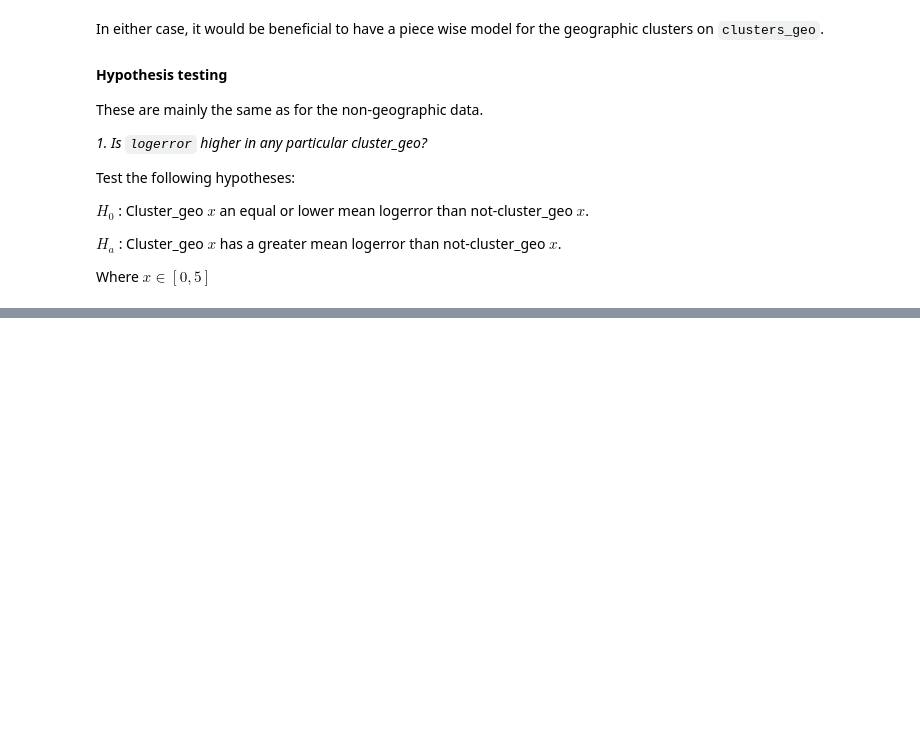
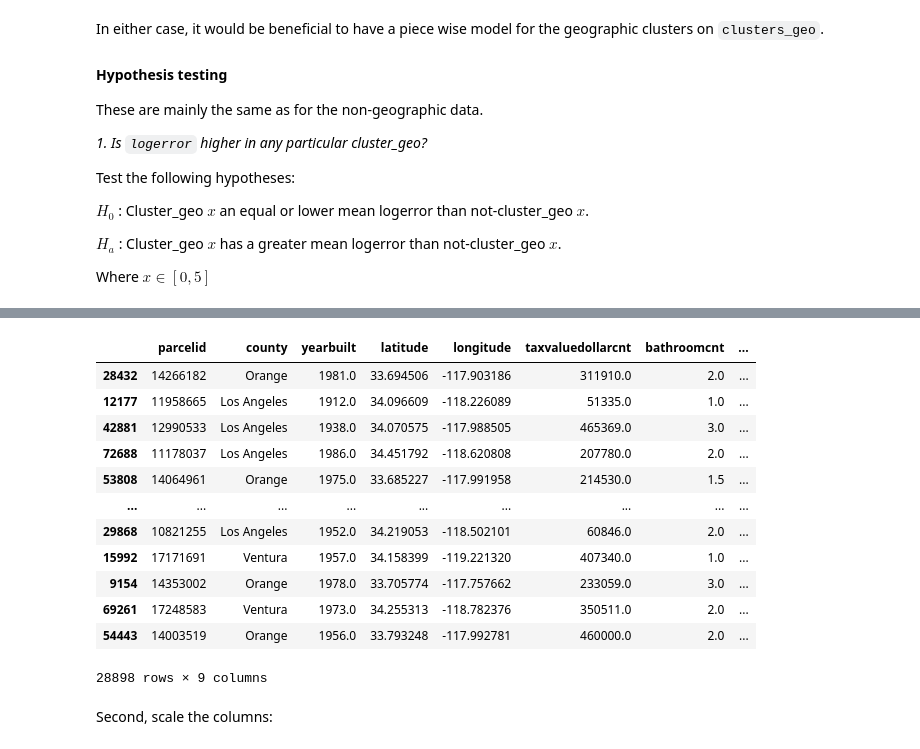
Before and after one commit to stephenfitzsimon/zillow_clustering_project, a Jupyter notebook: final_report.ipynb, the cells around one changed output, grey strips where cells are left out. Drawn from its saved outputs; the diff is of its cells as text; code cells hidden in the pictures; blank space fills up the shorter version.

Commit message:
end of day commit for final report up to modeling

```diff
--- a/final_report.ipynb
+++ b/final_report.ipynb
@@ -963,0 +1000,20 @@ $H_0$ is likely false for all the clusters, implying the clusters are stratifyin
+# %%
+feature_columns = ['parcelid', 'county', 'yearbuilt', 'latitude', 'longitude', 'taxvaluedollarcnt', 'bathroomcnt', 'calculatedfinishedsquarefeet', 'logerror']
+train_model = train[feature_columns]
+train_model
+# %% [output]
+|  | parcelid | county | yearbuilt | latitude | longitude | taxvaluedollarcnt | bathroomcnt | ... |
+| 28432 | 14266182 | Orange | 1981.0 | 33.694506 | -117.903186 | 311910.0 | 2.0 | ... |
+| 12177 | 11958665 | Los Angeles | 1912.0 | 34.096609 | -118.226089 | 51335.0 | 1.0 | ... |
+| 42881 | 12990533 | Los Angeles | 1938.0 | 34.070575 | -117.988505 | 465369.0 | 3.0 | ... |
+| 72688 | 11178037 | Los Angeles | 1986.0 | 34.451792 | -118.620808 | 207780.0 | 2.0 | ... |
+| 53808 | 14064961 | Orange | 1975.0 | 33.685227 | -117.991958 | 214530.0 | 1.5 | ... |
+| ... | ... | ... | ... | ... | ... | ... | ... | ... |
+| 29868 | 10821255 | Los Angeles | 1952.0 | 34.219053 | -118.502101 | 60846.0 | 2.0 | ... |
+| 15992 | 17171691 | Ventura | 1957.0 | 34.158399 | -119.221320 | 407340.0 | 1.0 | ... |
+| 9154 | 14353002 | Orange | 1978.0 | 33.705774 | -117.757662 | 233059.0 | 3.0 | ... |
+| 69261 | 17248583 | Ventura | 1973.0 | 34.255313 | -118.782376 | 350511.0 | 2.0 | ... |
+| 54443 | 14003519 | Orange | 1956.0 | 33.793248 | -117.992781 | 460000.0 | 2.0 | ... |
+28898 rows × 9 columns
+# %% [markdown]
+Second, scale the columns:
```
Also changed, not shown: parts of 50 cells of this notebook, 1 other file.
